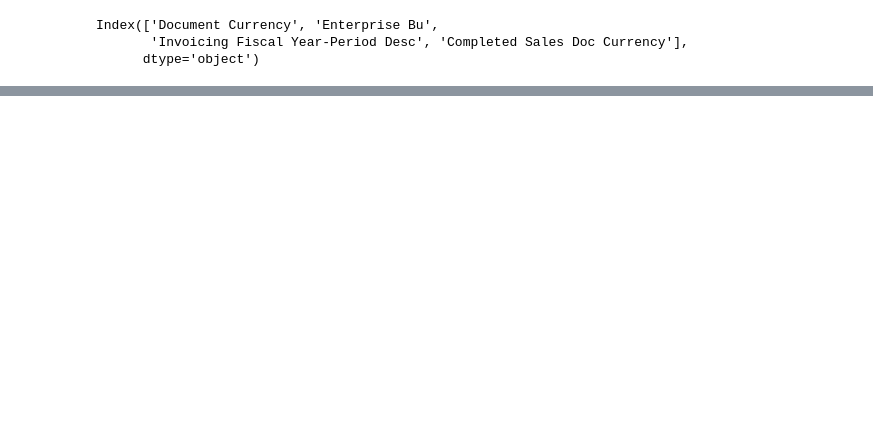
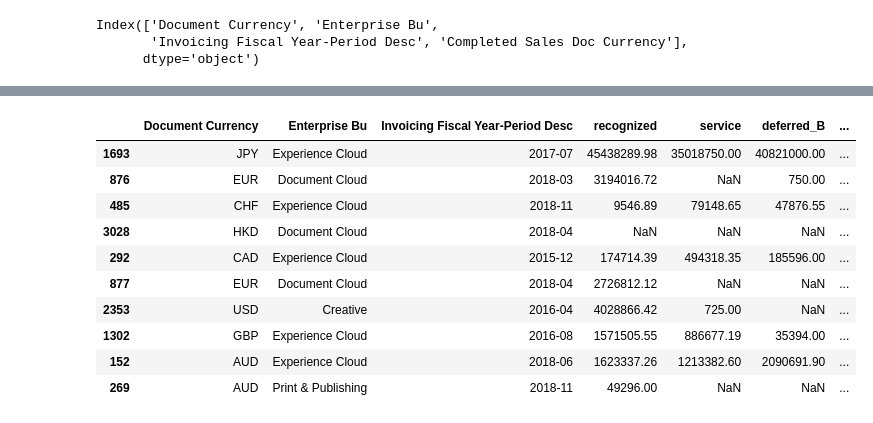
Before and after one commit to davidjsmith44/Deferred_Revenue_Forecast, a Jupyter notebook: src/deferred_all_pandas.ipynb, the cells around one changed output, grey strips where cells are left out. Cells and saved outputs as stored; diff of their text form; code cells hidden in the pictures; blank space fills up the shorter version.

Commit message:
function to merge

```diff
--- a/src/deferred_all_pandas.ipynb
+++ b/src/deferred_all_pandas.ipynb
@@ -439,0 +443,17 @@ Index(['Document Currency', 'Enterprise Bu',
+# %%
+def merge_new_dataframe(old_df, new_df, new_column):
+    df_merged = pd.merge(old_df, new_df, how='outer',
+                     left_on=['Document Currency', 'Enterprise Bu', 'Invoicing Fiscal Year-Period Desc'],
+                    right_on=['Document Currency', 'Enterprise Bu', 'Invoicing Fiscal Year-Period Desc'])
+    df_merged.rename(index=str, columns={'Completed Sales Doc Currency': new_column}, inplace=True)
+
+    #need to drop the product configtype id for merges where the new_df is of type A
+    config_str = 'Product Configtype ID'
+    rule_str = 'Rule For Bill Date'
+    if config_str in df_merged.columns:
+        df_merged.drop(columns=['Product Configtype ID'], inplace=True)
+
+    if rule_str in df_merged.columns:
+        df_merged.drop(columns=['Rule For Bill Date'], inplace=True)
+
+    return df_merged
@@ -439,0 +482,25 @@ Index(['Document Currency', 'Enterprise Bu',
+# %%
+# We need to do it this way when we get to a .py file!
+list_df = [gb_rec, gb_svc, gb_b,
+        gb_a_1M,    gb_a_1Y,    gb_a_2Y,       gb_a_3Y,
+        gb_d_mthly, gb_d_qtrly, gb_d_semi_ann, gb_d_annual, gb_d_two_yrs]
+
+list_columns = ['recognized', 'service', 'deferred_B',
+    'deferred_1M_a', 'deferred_1Y_a', 'deferred_2Y_a', 'deferred_3Y_a',
+    'deferred_1M_d', 'deferred_3M_d', 'deferred_6M_d', 'deferred_1Y_d', 'deferred_2Y_d']
+# %%
+def merge_all_dataframes(list_df, list_columns):
+    for i, df in enumerate(list_df):
+        print('This is i:', i)
+        #print("This is the df: ", df.head())
+        print('referencing the column: ', list_columns[i])
+
+        if i==0:
+            df_merged = list_df[0]
+            df_merged.rename(index=str, columns={'Completed Sales Doc Currency': list_columns[i]}, inplace=True)
+        else:
+            df_merged = merge_new_dataframe(df_merged, df, list_columns[i])
+
+    return df_merged
+# %%
+df = merge_all_dataframes(list_df, list_columns)
@@ -439,0 +525,14 @@ Index(['Document Currency', 'Enterprise Bu',
+# %%
+df.sample(10)
+# %% [output]
+|  | Document Currency | Enterprise Bu | Invoicing Fiscal Year-Period Desc | recognized | service | deferred_B | ... |
+| 1693 | JPY | Experience Cloud | 2017-07 | 45438289.98 | 35018750.00 | 40821000.00 | ... |
+| 876 | EUR | Document Cloud | 2018-03 | 3194016.72 | NaN | 750.00 | ... |
+| 485 | CHF | Experience Cloud | 2018-11 | 9546.89 | 79148.65 | 47876.55 | ... |
+| 3028 | HKD | Document Cloud | 2018-04 | NaN | NaN | NaN | ... |
+| 292 | CAD | Experience Cloud | 2015-12 | 174714.39 | 494318.35 | 185596.00 | ... |
+| 877 | EUR | Document Cloud | 2018-04 | 2726812.12 | NaN | NaN | ... |
+| 2353 | USD | Creative | 2016-04 | 4028866.42 | 725.00 | NaN | ... |
+| 1302 | GBP | Experience Cloud | 2016-08 | 1571505.55 | 886677.19 | 35394.00 | ... |
+| 152 | AUD | Experience Cloud | 2018-06 | 1623337.26 | 1213382.60 | 2090691.90 | ... |
+| 269 | AUD | Print & Publishing | 2018-11 | 49296.00 | NaN | NaN | ... |
```
Also changed, not shown: parts of 28 cells of this notebook.
